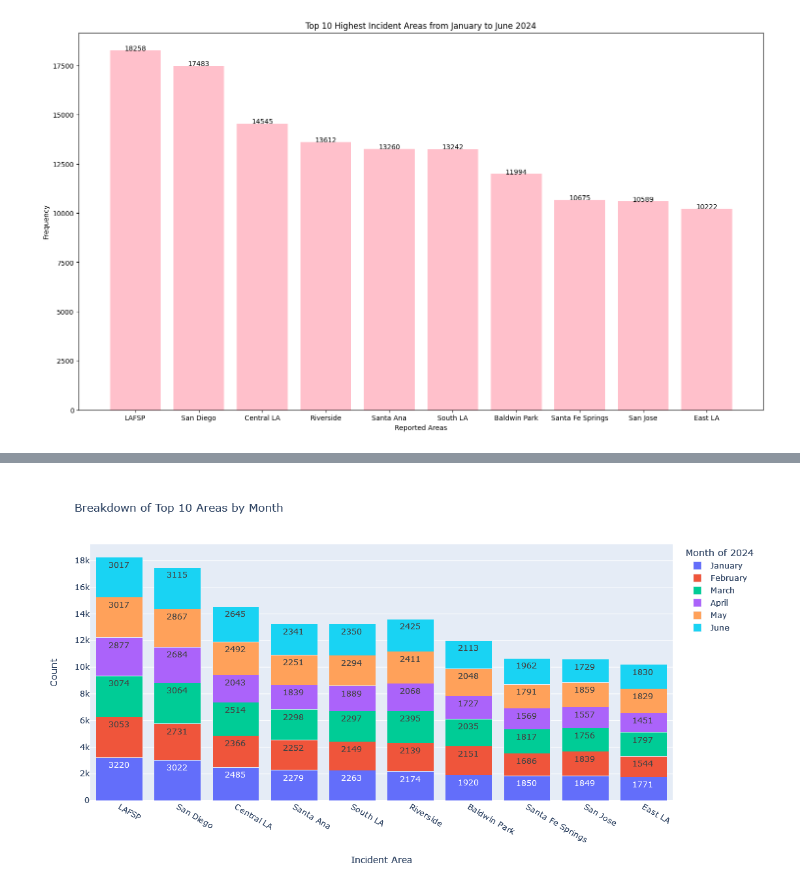
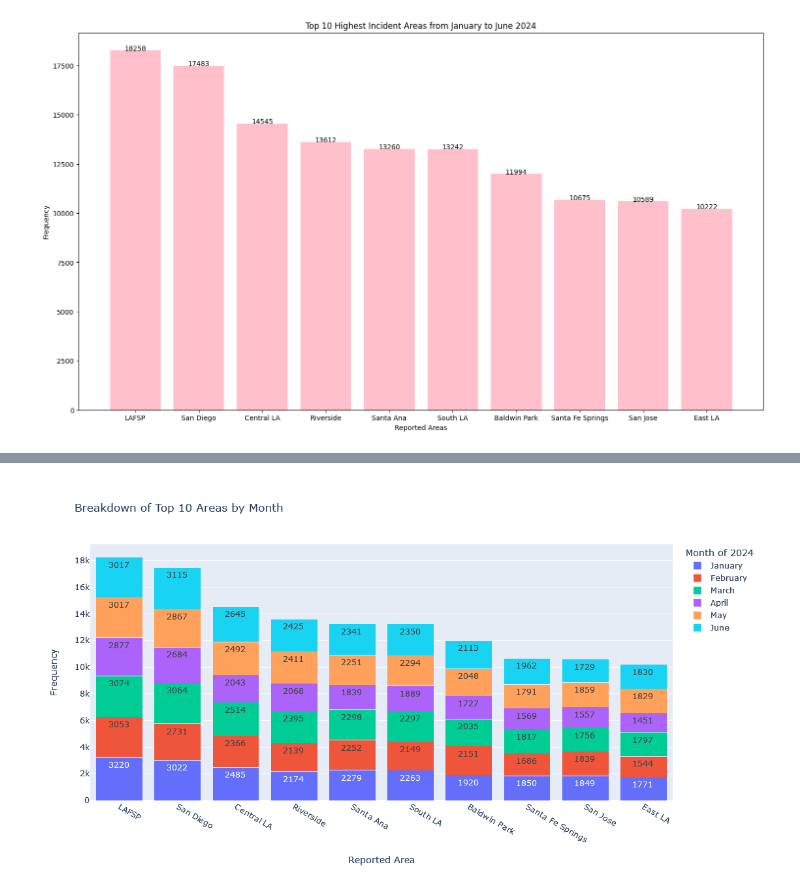
Before and after one commit to DaH7/CHP-Traffic-Analytics, a Jupyter notebook: Incident_Count_Graphs_traffic.ipynb, the cells around one changed output, grey strips where cells are left out. Saved outputs shown, nothing was run; the diff lists cells and outputs as text; code cells hidden in the pictures.

```diff
--- a/Incident_Count_Graphs_traffic.ipynb
+++ b/Incident_Count_Graphs_traffic.ipynb
@@ -144,10 +144,10 @@ with conn.cursor() as cursor:
         cursor.execute('SELECT version()')
         # display the PostgreSQL database server version
         db_version = cursor.fetchone()
-        cursor.execute("select log_area , count(*) as log_area_count, extract(month from log_time) as month_2024 from chp_incident where log_area is not null and log_type not like '%Advisory%' and coordinates != '(0,0)' and extract(year from log_time) = 2024 and extract(month from log_time) < 7 and log_area in('LAFSP', 'San Diego','Central LA', 'Riverside', 'Santa Ana', 'South LA', 'Baldwin Park', 'Santa Fe Springs', 'San Jose', 'East LA' ) group by month_2024,log_area order by log_area_count desc, month_2024 asc")
+        cursor.execute("select log_area , count(*) as log_area_count, extract(month from log_time) as month_2024 from chp_incident where log_area is not null and log_type not like '%Advisory%' and coordinates != '(0,0)' and extract(year from log_time) = 2024 and extract(month from log_time) < 7 and log_area in('LAFSP', 'San Diego','Central LA', 'Riverside', 'Santa Ana', 'South LA', 'Baldwin Park', 'Santa Fe Springs', 'San Jose', 'East LA' ) group by month_2024,log_area order by log_area_count desc")
         list = cursor.fetchall()
 
-df = pd.DataFrame(list, columns = ['Incident Area','Count','Month of 2024'])
+df = pd.DataFrame(list, columns = ['Reported Area','Frequency','Month of 2024'])
 # %% [output]
 PostgreSQL database version:
 # %%
@@ -184,19 +184,21 @@ PostgreSQL database version:
 ('PostgreSQL 16.3 on aarch64-unknown-linux-gnu, compiled by gcc (GCC) 7.3.1 20180712 (Red Hat 7.3.1-6), 64-bit',)
 [figure]
 # %%
-fig_incident = px.bar(df, x="Incident Area",
-                      y="Count",
+fig_incident = px.bar(df, x="Reported Area",
+                      y="Frequency",
                       color="Month of 2024",
                       barmode="stack",
-                      text="Count",
-                      category_orders={"Month of 2024": ["January","February","March","April","May","June"]},
+                      text="Frequency",
+                      category_orders={"Month of 2024": ["January","February","March","April","May","June"],
+                                      "Reported Area" : ["LAFSP","San Diego","Central LA", "Riverside", "Santa Ana", "South LA", "Baldwin Park", "Santa Fe Springs", "San Jose", "East LA"]},
                       width=1000,
                       height=600,
-                      title = "Breakdown of Top 10 Areas by Month" )
+                      title = "Breakdown of Top 10 Areas by Month")
 
 
 
-fig_incident.show()
 
 fig_incident.write_image("Breakdown of Top 10 Areas by Month.png",format='png',engine='kaleido')
+
+fig_incident.show()
 # %% [output]
@@ -204 +205 @@ fig_incident.write_image("Breakdown of Top 10 Areas by Month.png",format='png',e
-[figure, old version]
+[figure, new version]
```
Also changed, not shown: parts of 2 cells of this notebook.
